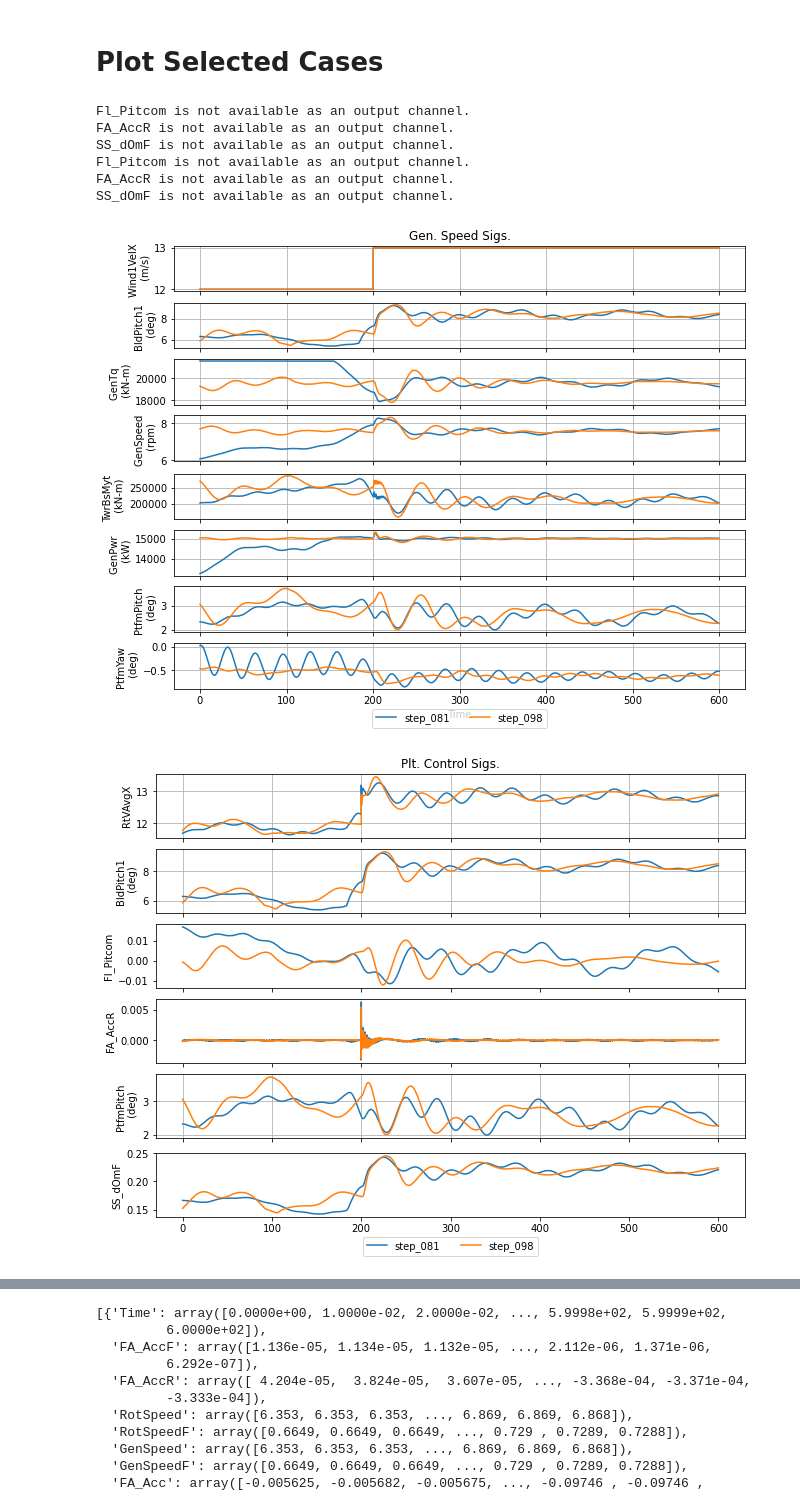
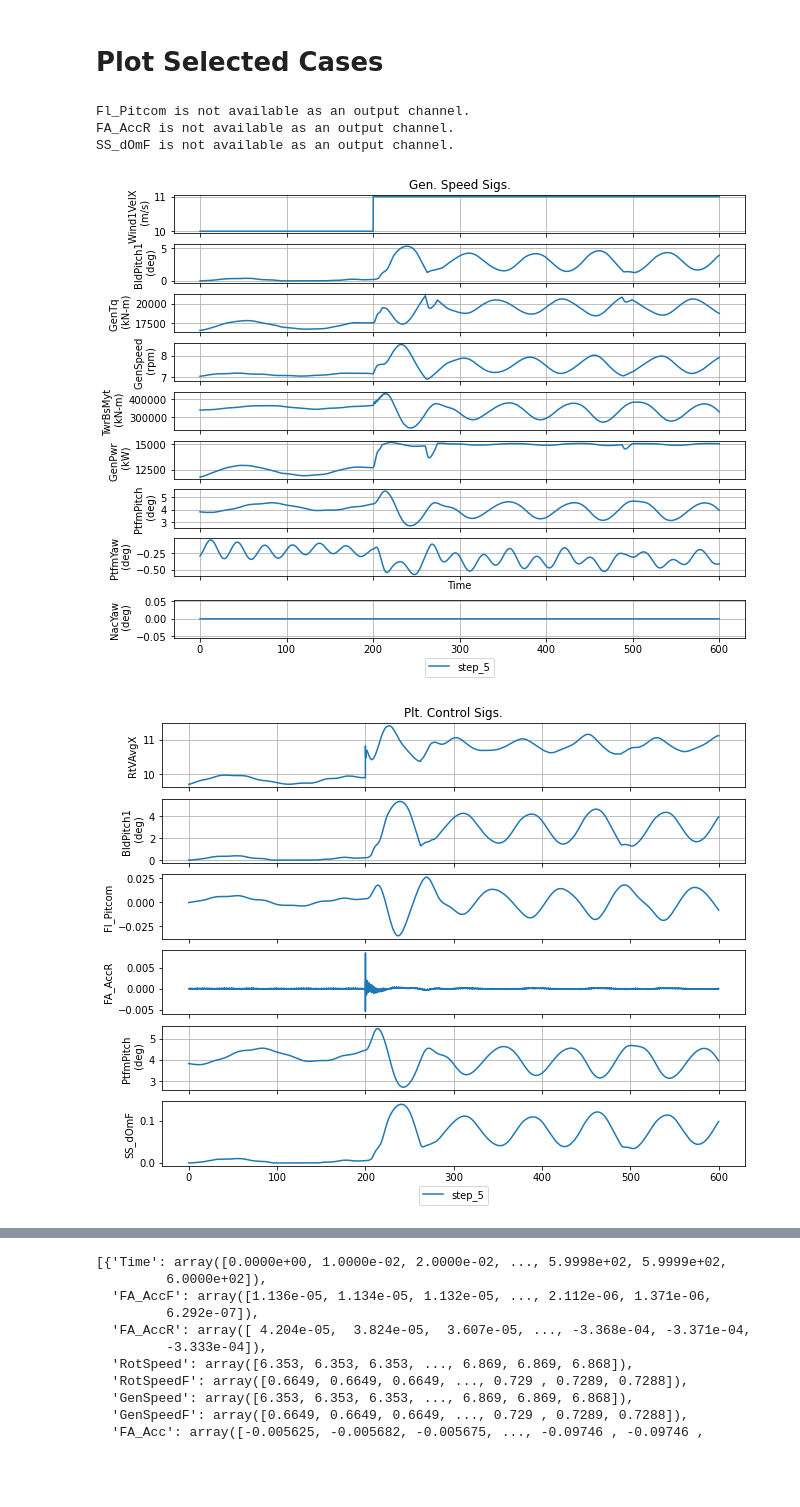
Before and after one commit to dzalkind/WEIS, a Jupyter notebook: examples/aeroelasticse/rev_Sweep.ipynb, the cells around one changed output, grey strips where cells are left out. Drawn from its saved outputs; the diff is of its cells as text; code cells hidden in the pictures; blank space fills up the shorter version.

```diff
--- a/examples/aeroelasticse/rev_Sweep.ipynb
+++ b/examples/aeroelasticse/rev_Sweep.ipynb
@@ -23,7 +24,7 @@ import matplotlib.pyplot as plt
 # %% [markdown]
 # Test Results Directory
 # %%
-sim_case = 'simp+fl_phase'
+sim_case = 'simp+fl_gain'
 
 
 # Pitch Control Sweep
@@ -47,9 +48,22 @@ elif sim_case == 'simp+pc_mode':
 elif sim_case == 'simp+fl_phase':
     test_dir = [
 #                '/Users/dzalkind/Tools/WEIS-3/results/CT-spar/DISCON_CT-spar_ps100/simp+fl_phase',
-        '/Users/dzalkind/Tools/WEIS-3/results/CT-spar/DISCON_CT-spar_lowBW/fl_phase'
+        '/Users/dzalkind/Tools/WEIS-3/results/CT-spar/DISCON_CT-spar_lowBW/simp+fl_phase'
                ]
 
+elif sim_case == 'simp+fl_gain':
+    test_dir = [
+#                '/Users/dzalkind/Tools/WEIS-3/results/CT-spar/DISCON_CT-spar_ps100/simp+fl_phase',
+        '/Users/dzalkind/Tools/WEIS-3/results/CT-spar/DISCON_CT-spar_lowBW/simp+fl_gain'
+               ]
+
+elif sim_case == 'simp+yaw':
+    test_dir = [
+#                '/Users/dzalkind/Tools/WEIS-3/results/CT-spar/DISCON_CT-spar_ps100/simp+fl_phase',
+        '/Users/dzalkind/Tools/WEIS-3/results/CT-spar/DISCON_CT-spar_lowBW/simp+yaw'
+               ]
+
+
 # name_base  = 'dataset1'
 # %%
 # Load case matrix into dataframe
@@ -377,7 +402,7 @@ lr[0]['TwrBsMyt']
  # Plot Selected Cases
 # %%
 # Select Case I.D.s
-case_ids = [81,98]
+case_ids = [5]
 
 
 output_ext = '.out'
@@ -385,7 +410,7 @@ plt.rcParams["figure.figsize"] = [9,7]
 
 #  Define Plot cases
 cases = {}
-cases['Gen. Speed Sigs.'] = ['Wind1VelX', 'BldPitch1', 'GenTq', 'GenSpeed','TwrBsMyt','GenPwr','PtfmPitch','PtfmYaw']
+cases['Gen. Speed Sigs.'] = ['Wind1VelX', 'BldPitch1', 'GenTq', 'GenSpeed','TwrBsMyt','GenPwr','PtfmPitch','PtfmYaw','NacYaw']
 cases['Plt. Control Sigs.'] = ['RtVAvgxh', 'BldPitch1', 'Fl_Pitcom', 'FA_AccR','PtfmPitch','SS_dOmF']
 cases['Platform Motion'] = ['PtfmSurge', 'PtfmSway', 'PtfmHeave', 'PtfmPitch','PtfmRoll','PtfmYaw']
 
@@ -396,40 +421,37 @@ case_outs = [outs[case_id] for outs in outfiles for case_id in case_ids]
 r_outfiles = [[os.path.join(test, cn + '.RO.dbg') for cn in cm[0].Case_Name] for test in test_dir]
 r_case_outs = [r_outs[case_id] for r_outs in r_outfiles for case_id in case_ids]
 
 # for i_case, case in enumerate(case_ids):
 fast_out = fast_io.load_fast_out(case_outs, tmin=200)
 rosco_out = fast_io.load_fast_out(r_case_outs, tmin=200)
 
 # Combine outputs
 comb_out = [None] * len(fast_out)
 for i, (r_out, f_out) in enumerate(zip(rosco_out,fast_out)):
     r_out.update(f_out)
     comb_out[i] = r_out
 
 # Plot
 fig, ax = fast_pl.plot_fast_out(cases, comb_out, showplot=False)
 
-# hard code axes labels because
-ax[1][0].set_ylabel('RtVAvgX')
-ax[1][2].set_ylabel('Fl_Pitcom')
-ax[1][3].set_ylabel('FA_AccR')
-ax[1][5].set_ylabel('SS_dOmF')
+# # hard code axes labels because
+# ax[1][0].set_ylabel('RtVAvgX')
+# ax[1][2].set_ylabel('Fl_Pitcom')
+# ax[1][3].set_ylabel('FA_AccR')
+# ax[1][5].set_ylabel('SS_dOmF')
 
 
 # legs = tuple([os.path.basename(test) for test in test_dir])
 # plt.legend(legs, loc='upper center', bbox_to_anchor=(
 #                     0.5, 0.0), borderaxespad=2, ncol=2)
 
 ax[0][7].set_xlabel('Time')
 # l1 = fig[0].legend(('BW = 0.1 rad/s','BW = 0.2 rad/s'))
 
 plt.show()
 # %% [output]
 Fl_Pitcom is not available as an output channel.
 FA_AccR is not available as an output channel.
 SS_dOmF is not available as an output channel.
-Fl_Pitcom is not available as an output channel.
-FA_AccR is not available as an output channel.
-SS_dOmF is not available as an output channel.
-[figure, old version]
+[figure, new version]
-[figure, old version]
+[figure, new version]
```
Also changed, not shown: parts of 10 cells of this notebook, 1 other file.
